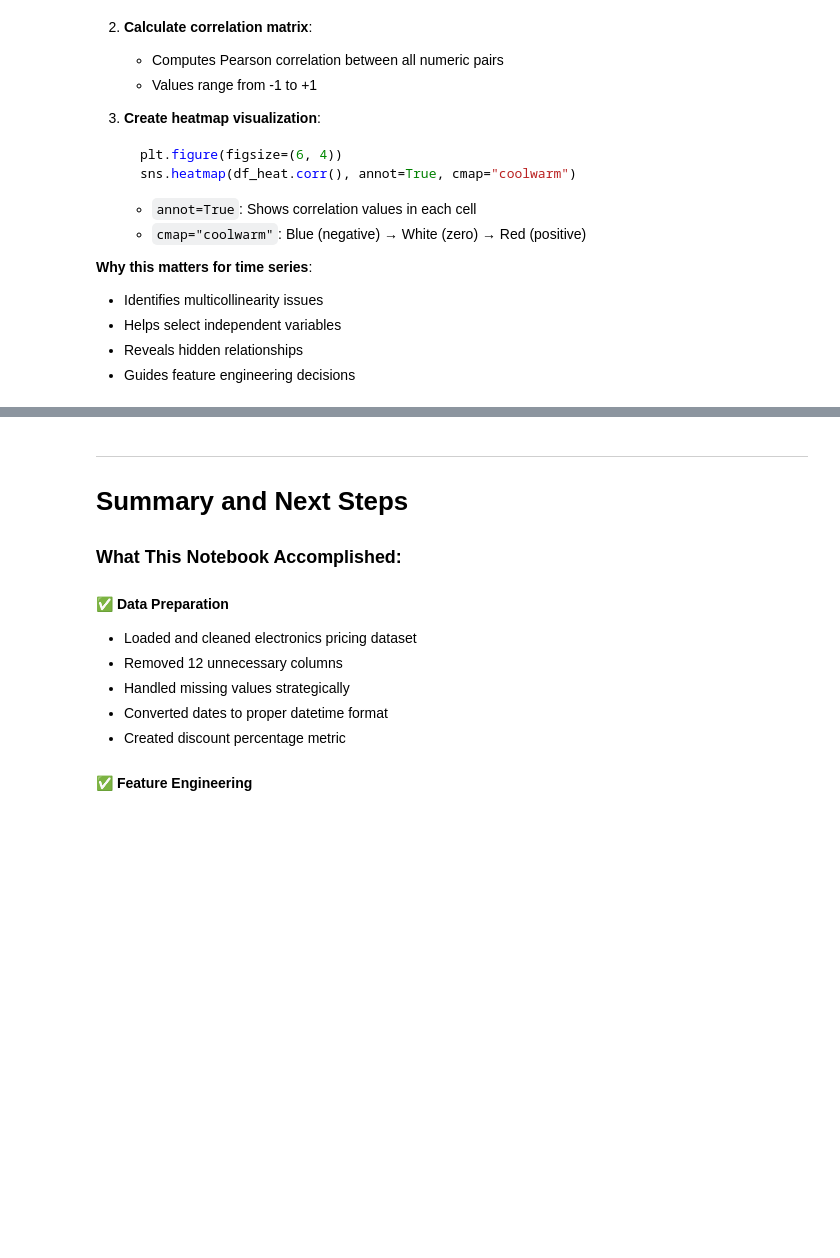
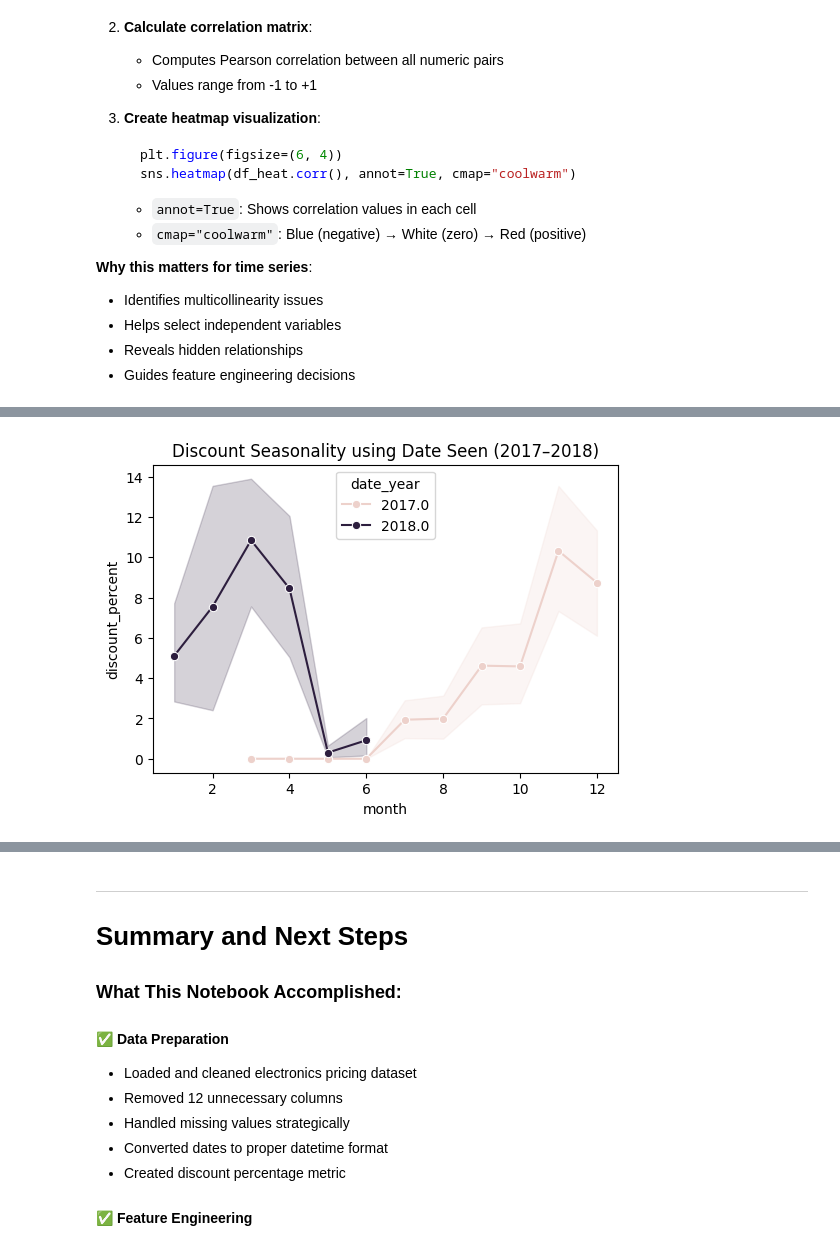
Before and after one commit to dealcatcher/jupyter-lab-models, a Jupyter notebook: sarima.ipynb, the cells around one changed output, grey strips where cells are left out. Drawn from its saved outputs; the diff is of its cells as text; code cells hidden in the pictures; blank space fills up the shorter version.

```diff
--- a/sarima.ipynb
+++ b/sarima.ipynb
@@ -299 +415,3 @@ df.head()
+# %%
+df.sort_values(by=["dateSeen","discount_percent"], inplace=True,ascending=False)
 # %% [markdown]
@@ -436,35 +538,17 @@ plt.show()
 # %%
 # we will remove the years 2014 and 2015 from the dataset as they have very few data points and we will focus on the years 2017 and 2018 for our seasonality analysis.
 
 
 ## here we will change the data from the electronics dataset to only include the years 2017 and 2018 for the date seen, date updated and date added columns as they have more data points and we will focus on these years for our seasonality analysis.
 df = df[df["updated_year"].isin([2017, 2018])]
 df = df[df["date_year"].isin([2017, 2018])]
 df = df[df["added_year"].isin([2017, 2018])]
 
 df["month"] = df["dateSeen"].dt.month
-plt.figure(figsize=(10, 6))
+plt.figure(figsize=(6,4))
 
 sns.lineplot(data=df, x="month", y="discount_percent", hue="date_year", marker="o")
 plt.title("Discount Seasonality using Date Seen (2017–2018)")
 plt.show()
-
-
-##
-df_added = df.copy()
-df_added["month"] = df_added["dateAdded"].dt.month
-
-plt.figure(figsize=(10, 6))
-sns.lineplot(
-    data=df_added,
-    x="month",
-    y="discount_percent",
-    hue="added_year",
-    marker="o"
-)
-
-plt.title("Discount Seasonality using Date Added (2017–2018)")
-plt.xlabel("Month")
-plt.ylabel("Discount Percent")
-plt.legend(title="Year")
-plt.show()
+# %% [output]
+[figure, added]
```
Also changed, not shown: parts of 41 cells of this notebook.
